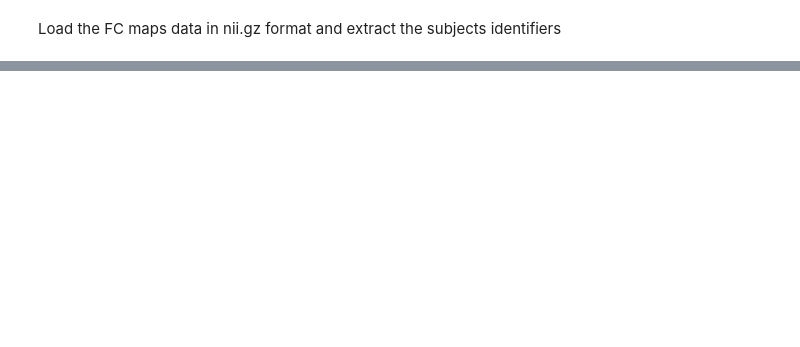
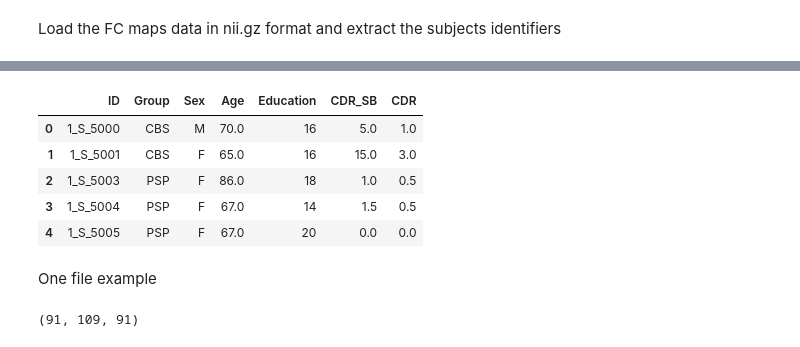
Before and after one commit to EmmaTosato/ANM_Verona, a Jupyter notebook: ANM_code.ipynb, the cells around one changed output, grey strips where cells are left out. Drawn from its saved outputs; the diff is of its cells as text; code cells hidden in the pictures; blank space fills up the shorter version.

```diff
--- a/ANM_code.ipynb
+++ b/ANM_code.ipynb
@@ -10,0 +29,5 @@ import nibabel as nib
+# %%
+# FC maps mean
+dir_FCmaps = '/Users/emmatosato/Documents/PhD/ANM_Verona/FCmaps_mean/'
+harvard_oxford_mask = '/Users/emmatosato/Documents/PhD/ANM_Verona/mask_GM.nii'
+atrophy_dataset_matches = '/Users/emmatosato/Documents/PhD/ANM_Verona/atrophy_matched.xlsx'
@@ -25,0 +96,14 @@ sub_id = [sub.replace('.FDC.nii.gz', '') for sub in sub_id]
+# %%
+df_xlsx = pd.read_excel(atrophy_dataset_matches, sheet_name='dataset')
+df_xlsx['Age'] = df_xlsx['Age'].round(1)
+# %%
+df_xlsx.head(5)
+# %% [output]
+|  | ID | Group | Sex | Age | Education | CDR_SB | CDR |
+| 0 | 1_S_5000 | CBS | M | 70.0 | 16 | 5.0 | 1.0 |
+| 1 | 1_S_5001 | CBS | F | 65.0 | 16 | 15.0 | 3.0 |
+| 2 | 1_S_5003 | PSP | F | 86.0 | 18 | 1.0 | 0.5 |
+| 3 | 1_S_5004 | PSP | F | 67.0 | 14 | 1.5 | 0.5 |
+| 4 | 1_S_5005 | PSP | F | 67.0 | 20 | 0.0 | 0.0 |
+# %% [markdown]
+One file example
@@ -26 +112,5 @@ sub_id = [sub.replace('.FDC.nii.gz', '') for sub in sub_id]
+# %%
+temp.shape
+# %% [output]
+(91, 109, 91)
 # %% [markdown]
```
Also changed, not shown: parts of 57 cells of this notebook, 1 other file.
